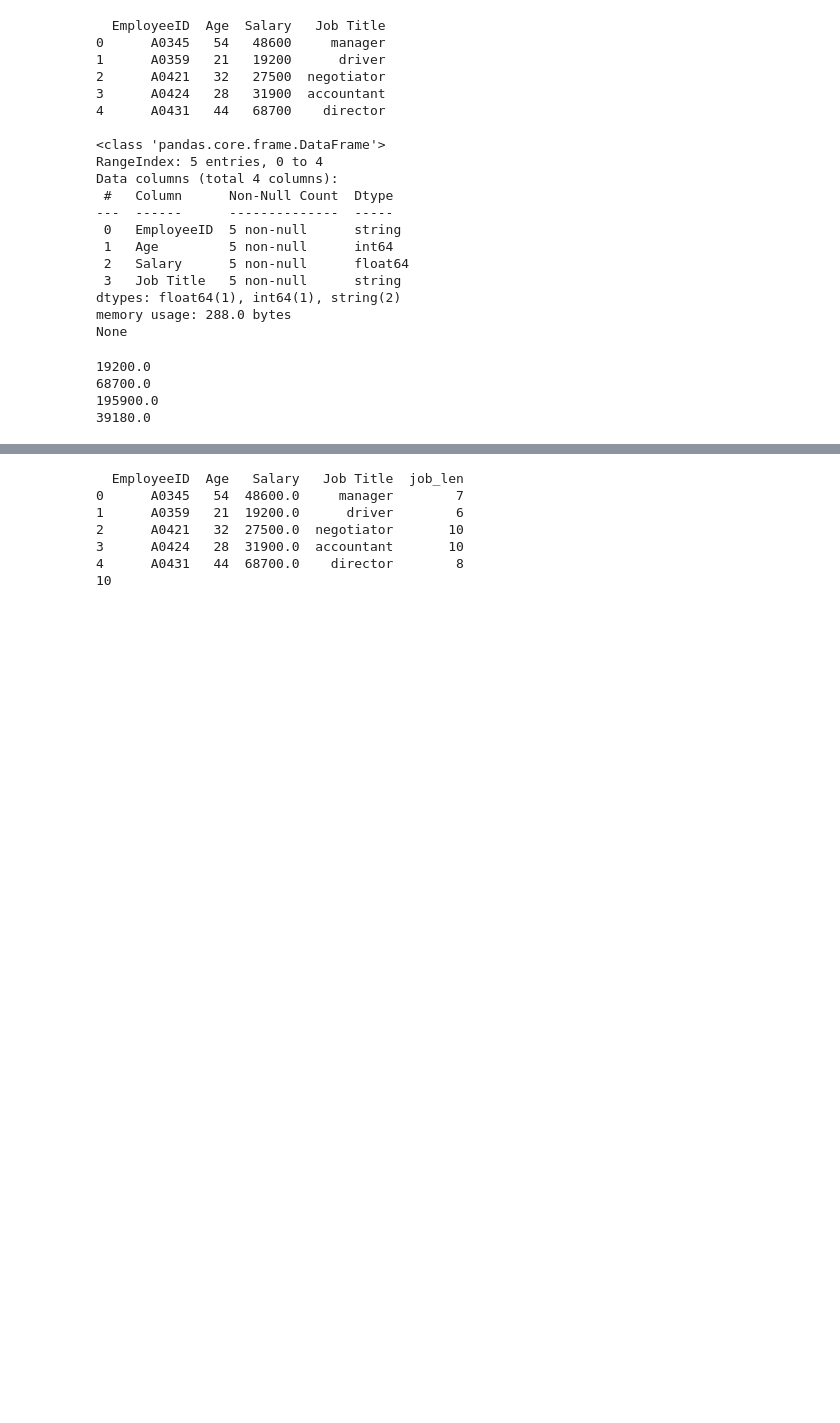
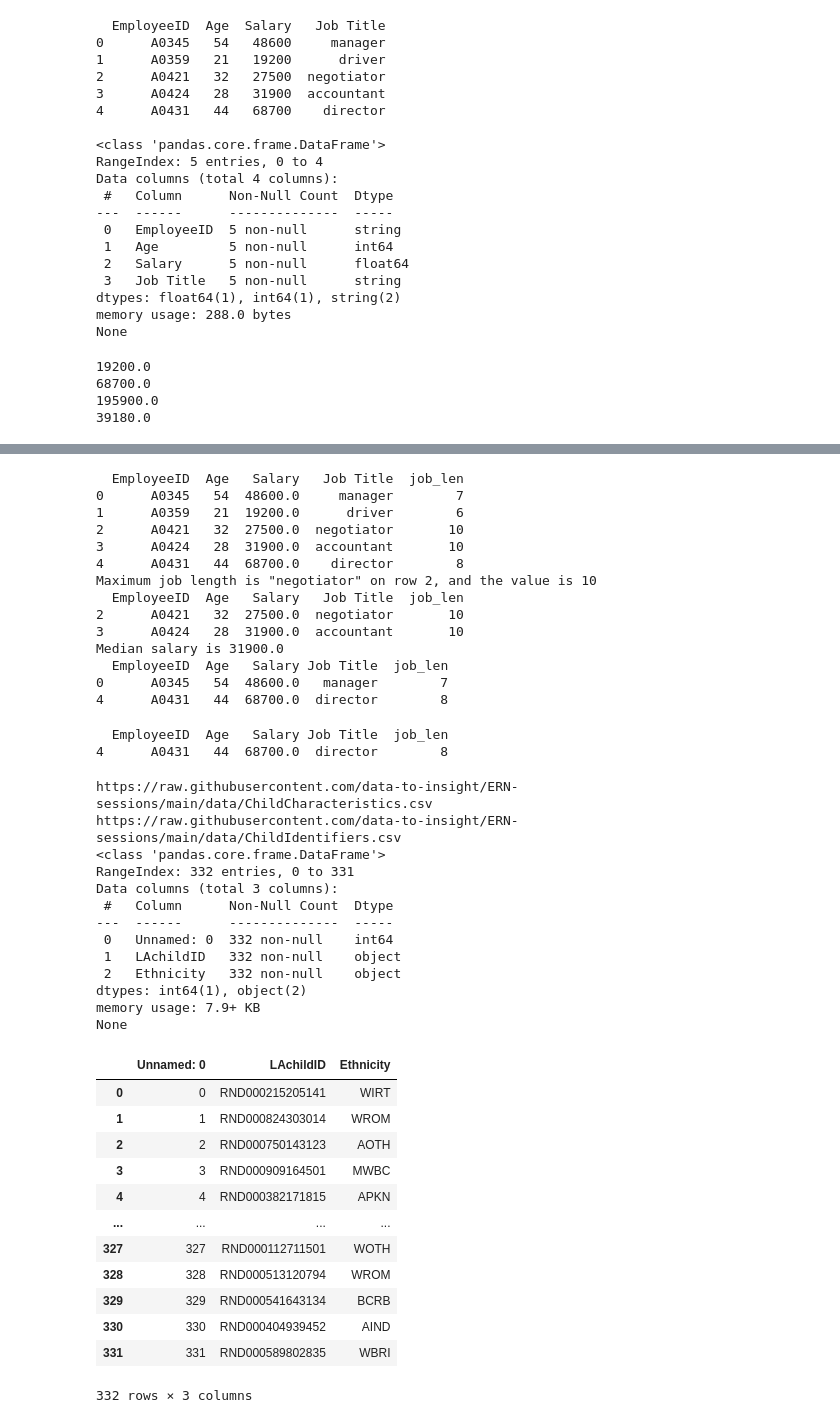
Before and after one commit to MarkNunns/Python_ESCC_course, a Jupyter notebook: python_tutorial_code/assignments.ipynb, the cells around one changed output, grey strips where cells are left out. Cells and saved outputs as stored; diff of their text form; code cells hidden in the pictures; blank space fills up the shorter version.

```diff
--- a/python_tutorial_code/assignments.ipynb
+++ b/python_tutorial_code/assignments.ipynb
@@ -130,9 +173,20 @@ Name: 4, dtype: object
 # To a different appropriately named variable, slice the dataframe to have only those above the
 # median age who also have a letter (of your choice) at least once in their name.
 df_staff['job_len'] = df_staff['Job Title'].str.len()
-max_job_len = max(df_staff['job_len'])
 print(df_staff)
-print(max_job_len)
+# find the longest name, print it, and its length
+maxy4 = df_staff['job_len'].idxmax()
+print(f'Maximum job length is "{df_staff.loc[maxy4, "Job Title"]}" on row {maxy4}, and the value is {df_staff.loc[maxy4, "job_len"]}')
+# take a slice (i.e. complete rows) of the dataframe for those rows where job length is the maximum value
+maxy5 = max(df_staff['job_len'])
+maxy6 = df_staff.loc[df_staff['job_len'] == maxy5]
+print(maxy6)
+# Assign to an appropriately named variable a slice of the dataframe where all the salaries are above the median
+import statistics
+medy = (df_staff['Salary'].median())
+medy1 = df_staff.loc[df_staff['Salary'] > medy]
+print(f'Median salary is {medy}')
+print(medy1)
 # %% [output]
   EmployeeID  Age   Salary   Job Title  job_len
 0      A0345   54  48600.0     manager        7
@@ -140,4 +194,22 @@ print(max_job_len)
 2      A0421   32  27500.0  negotiator       10
 3      A0424   28  31900.0  accountant       10
 4      A0431   44  68700.0    director        8
-10
+Maximum job length is "negotiator" on row 2, and the value is 10
+  EmployeeID  Age   Salary   Job Title  job_len
+2      A0421   32  27500.0  negotiator       10
+3      A0424   28  31900.0  accountant       10
+Median salary is 31900.0
+  EmployeeID  Age   Salary Job Title  job_len
+0      A0345   54  48600.0   manager        7
+4      A0431   44  68700.0  director        8
+# %%
+# Assign to an appropriately named variable a slice of the dataframe where all the salaries are above the median
+# and who also have a letter (of your choice) at least once in their Job Title.
+import statistics
+medy = (df_staff['Salary'].median())
+medy1 = df_staff.loc[df_staff['Salary'] > medy]
+medy2 = medy1[medy1['Job Title'].str.contains('o', regex=False)]
+print(medy2)
+# %% [output]
+  EmployeeID  Age   Salary Job Title  job_len
+4      A0431   44  68700.0  director        8
@@ -143,0 +224,44 @@ print(max_job_len)
+# %%
+# Assignment 3
+
+import pandas as pd
+filename_1 = 'https://raw.githubusercontent.com/data-to-insight/ERN-sessions/main/data/ChildCharacteristics.csv'
+filename_2 = 'https://raw.githubusercontent.com/data-to-insight/ERN-sessions/main/data/ChildIdentifiers.csv'
+
+filepaths = [filename_1,filename_2]
+for filepath in filepaths:
+     print(filepath)
+
+dfs = {}
+
+for i, v in enumerate(filepaths):
+    dfs[i] = pd.read_csv(filepaths[i])
+print(dfs[0].info())
+dfs[0]
+# %% [output]
+https://raw.githubusercontent.com/data-to-insight/ERN-sessions/main/data/ChildCharacteristics.csv
+https://raw.githubusercontent.com/data-to-insight/ERN-sessions/main/data/ChildIdentifiers.csv
+<class 'pandas.core.frame.DataFrame'>
+RangeIndex: 332 entries, 0 to 331
+Data columns (total 3 columns):
+ #   Column      Non-Null Count  Dtype
+---  ------      --------------  -----
+ 0   Unnamed: 0  332 non-null    int64
+ 1   LAchildID   332 non-null    object
+ 2   Ethnicity   332 non-null    object
+dtypes: int64(1), object(2)
+memory usage: 7.9+ KB
+None
+|  | Unnamed: 0 | LAchildID | Ethnicity |
+| 0 | 0 | RND000215205141 | WIRT |
+| 1 | 1 | RND000824303014 | WROM |
+| 2 | 2 | RND000750143123 | AOTH |
+| 3 | 3 | RND000909164501 | MWBC |
+| 4 | 4 | RND000382171815 | APKN |
+| ... | ... | ... | ... |
+| 327 | 327 | RND000112711501 | WOTH |
+| 328 | 328 | RND000513120794 | WROM |
+| 329 | 329 | RND000541643134 | BCRB |
+| 330 | 330 | RND000404939452 | AIND |
+| 331 | 331 | RND000589802835 | WBRI |
+332 rows × 3 columns
```
Also changed, not shown: parts of 12 cells of this notebook, 8 other files.
